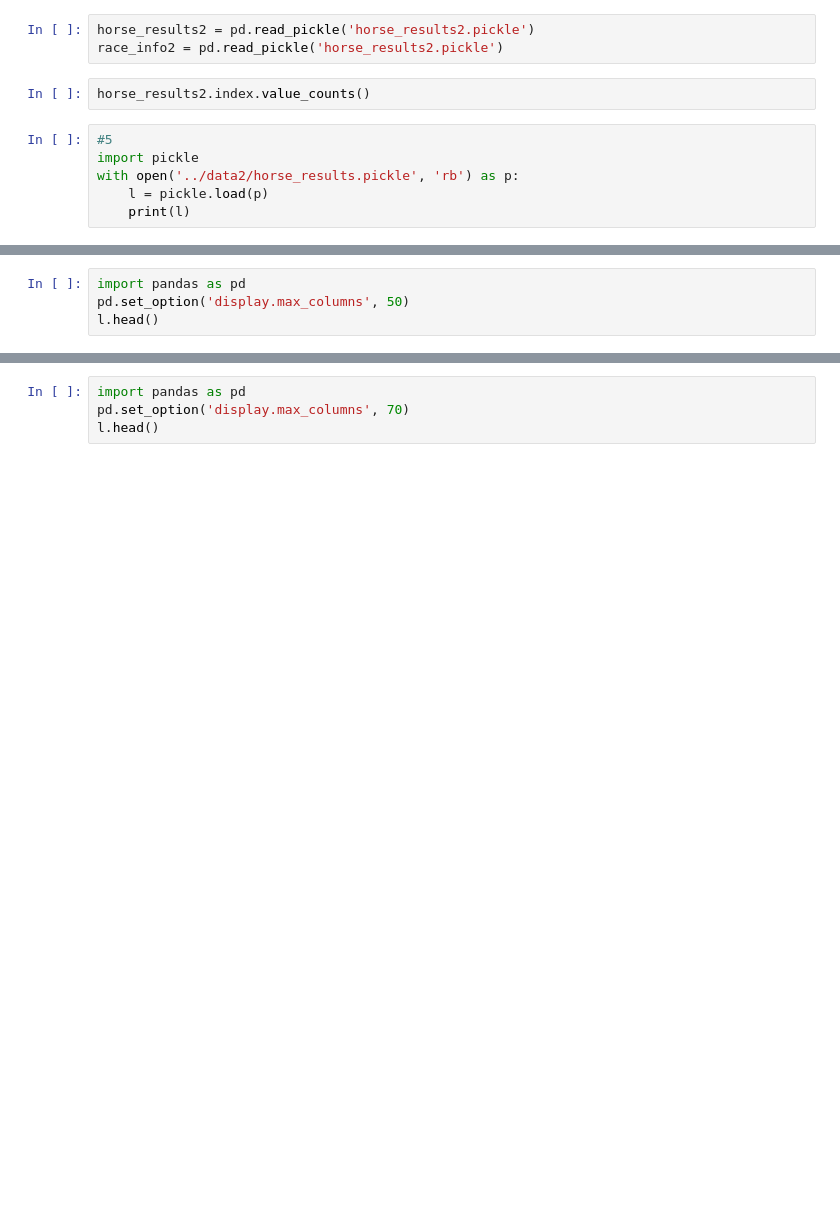
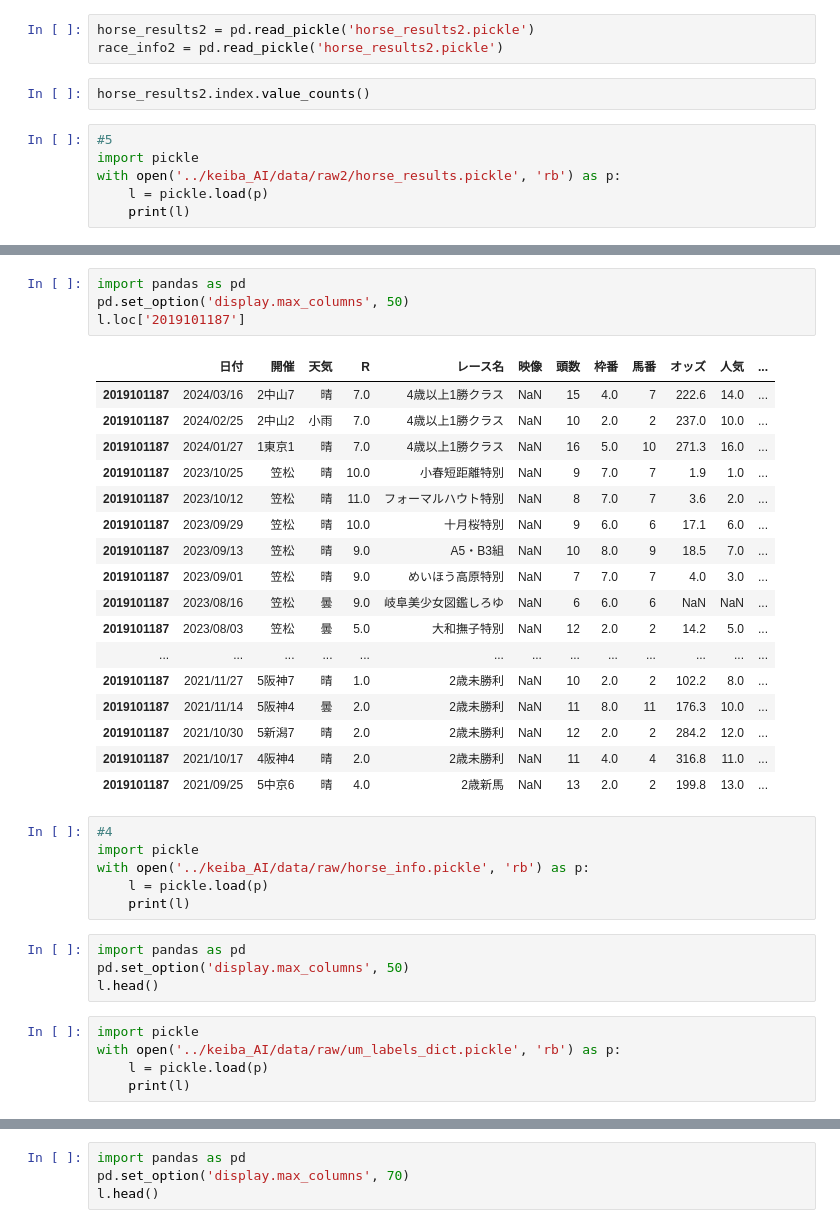
Before and after one commit to mk19828/keiba_2, a Jupyter notebook: keiba003_3.ipynb, the cells around one changed output, grey strips where cells are left out. Cells and saved outputs as stored; diff of their text form; blank space fills up the shorter version.

```diff
--- a/keiba003_3.ipynb
+++ b/keiba003_3.ipynb
@@ -248,6 +248,6 @@ horse_results2.index.value_counts()
 # %%
 #5
 import pickle
-with open('../data2/horse_results.pickle', 'rb') as p:
+with open('../keiba_AI/data/raw2/horse_results.pickle', 'rb') as p:
     l = pickle.load(p)
     print(l)
@@ -254,5 +272,38 @@ with open('../data2/horse_results.pickle', 'rb') as p:
+# %%
+import pandas as pd
+pd.set_option('display.max_columns', 50)
+l.loc['2019101187']
+# %% [output]
+|  | 日付 | 開催 | 天気 | R | レース名 | 映像 | 頭数 | 枠番 | 馬番 | オッズ | 人気 | ... |
+| 2019101187 | 2024/03/16 | 2中山7 | 晴 | 7.0 | 4歳以上1勝クラス | NaN | 15 | 4.0 | 7 | 222.6 | 14.0 | ... |
+| 2019101187 | 2024/02/25 | 2中山2 | 小雨 | 7.0 | 4歳以上1勝クラス | NaN | 10 | 2.0 | 2 | 237.0 | 10.0 | ... |
+| 2019101187 | 2024/01/27 | 1東京1 | 晴 | 7.0 | 4歳以上1勝クラス | NaN | 16 | 5.0 | 10 | 271.3 | 16.0 | ... |
+| 2019101187 | 2023/10/25 | 笠松 | 晴 | 10.0 | 小春短距離特別 | NaN | 9 | 7.0 | 7 | 1.9 | 1.0 | ... |
+| 2019101187 | 2023/10/12 | 笠松 | 晴 | 11.0 | フォーマルハウト特別 | NaN | 8 | 7.0 | 7 | 3.6 | 2.0 | ... |
+| 2019101187 | 2023/09/29 | 笠松 | 晴 | 10.0 | 十月桜特別 | NaN | 9 | 6.0 | 6 | 17.1 | 6.0 | ... |
+| 2019101187 | 2023/09/13 | 笠松 | 晴 | 9.0 | A5・B3組 | NaN | 10 | 8.0 | 9 | 18.5 | 7.0 | ... |
+| 2019101187 | 2023/09/01 | 笠松 | 晴 | 9.0 | めいほう高原特別 | NaN | 7 | 7.0 | 7 | 4.0 | 3.0 | ... |
+| 2019101187 | 2023/08/16 | 笠松 | 曇 | 9.0 | 岐阜美少女図鑑しろゆ | NaN | 6 | 6.0 | 6 | NaN | NaN | ... |
+| 2019101187 | 2023/08/03 | 笠松 | 曇 | 5.0 | 大和撫子特別 | NaN | 12 | 2.0 | 2 | 14.2 | 5.0 | ... |
+| ... | ... | ... | ... | ... | ... | ... | ... | ... | ... | ... | ... | ... |
+| 2019101187 | 2021/11/27 | 5阪神7 | 晴 | 1.0 | 2歳未勝利 | NaN | 10 | 2.0 | 2 | 102.2 | 8.0 | ... |
+| 2019101187 | 2021/11/14 | 5阪神4 | 曇 | 2.0 | 2歳未勝利 | NaN | 11 | 8.0 | 11 | 176.3 | 10.0 | ... |
+| 2019101187 | 2021/10/30 | 5新潟7 | 晴 | 2.0 | 2歳未勝利 | NaN | 12 | 2.0 | 2 | 284.2 | 12.0 | ... |
+| 2019101187 | 2021/10/17 | 4阪神4 | 晴 | 2.0 | 2歳未勝利 | NaN | 11 | 4.0 | 4 | 316.8 | 11.0 | ... |
+| 2019101187 | 2021/09/25 | 5中京6 | 晴 | 4.0 | 2歳新馬 | NaN | 13 | 2.0 | 2 | 199.8 | 13.0 | ... |
+# %%
+#4
+import pickle
+with open('../keiba_AI/data/raw/horse_info.pickle', 'rb') as p:
+    l = pickle.load(p)
+    print(l)
 # %%
 import pandas as pd
 pd.set_option('display.max_columns', 50)
 l.head()
+# %%
+import pickle
+with open('../keiba_AI/data/raw/um_labels_dict.pickle', 'rb') as p:
+    l = pickle.load(p)
+    print(l)
 # %%
```
Also changed, not shown: parts of 17 cells of this notebook, 2 other files.
